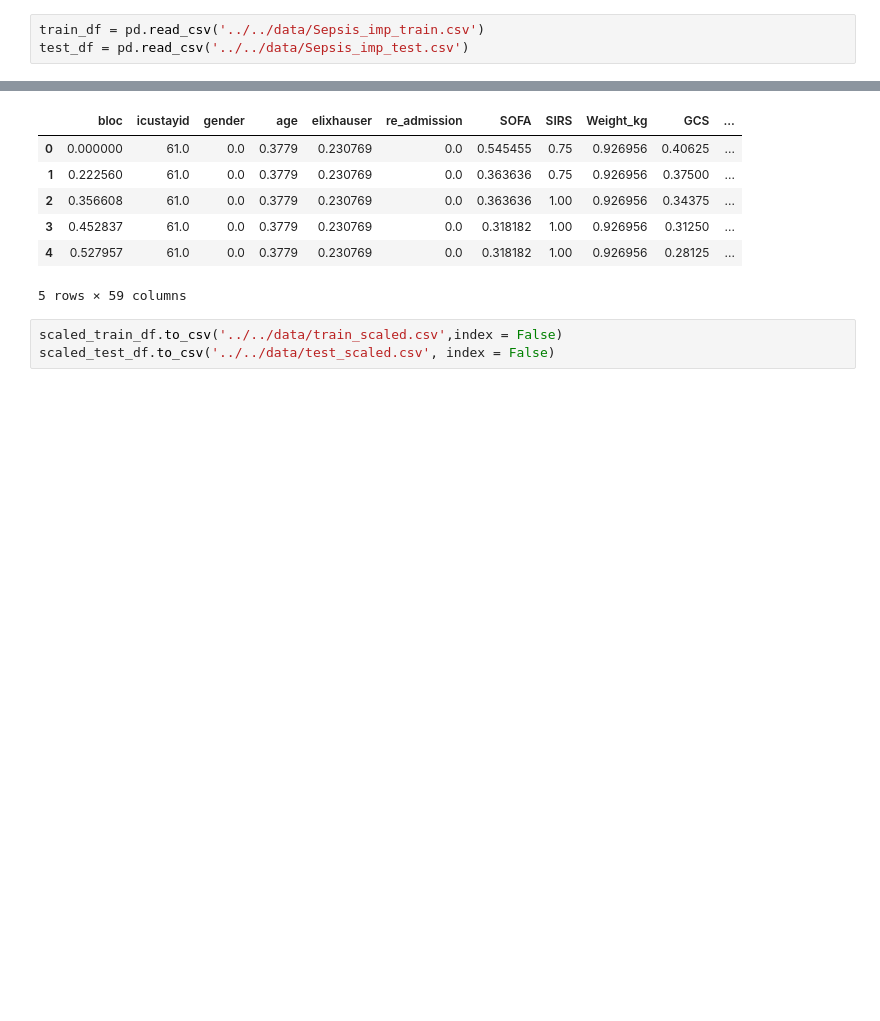
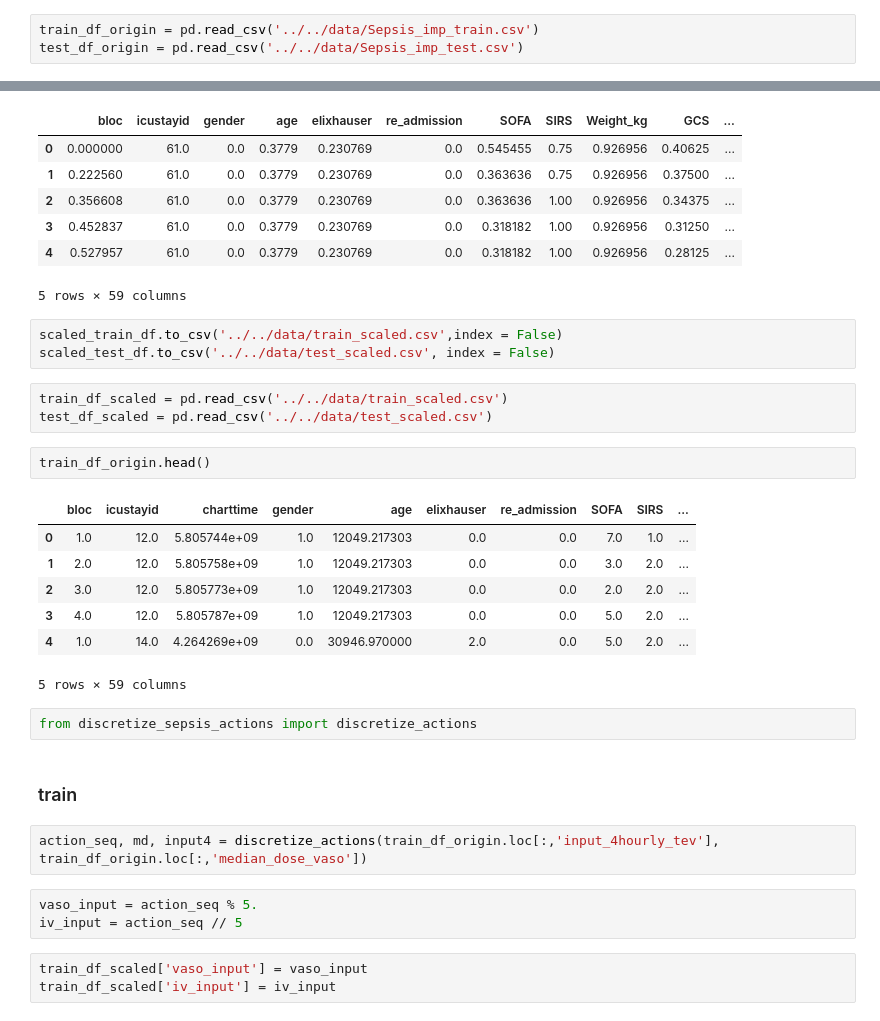
Before and after one commit to wihl/cs282-f17-xuefeng-yi-david, a Jupyter notebook: code/utils/DataPreProcess.ipynb, the cells around one changed output, grey strips where cells are left out. Drawn from its saved outputs; the diff is of its cells as text; blank space fills up the shorter version.

```diff
--- a/code/utils/DataPreProcess.ipynb
+++ b/code/utils/DataPreProcess.ipynb
@@ -5,8 +5,8 @@ import matplotlib.pyplot as plt
 from pandas import DataFrame
 from sklearn.preprocessing import MinMaxScaler
 # %%
-train_df = pd.read_csv('../../data/Sepsis_imp_train.csv')
-test_df = pd.read_csv('../../data/Sepsis_imp_test.csv')
+train_df_origin = pd.read_csv('../../data/Sepsis_imp_train.csv')
+test_df_origin = pd.read_csv('../../data/Sepsis_imp_test.csv')
 # %%
 train_df = train_df[train_df.input_total_tev >= 0]
 test_df = test_df[test_df.input_total_tev >= 0]
@@ -176,3 +176,28 @@ scaled_test_df.head()
 # %%
 scaled_train_df.to_csv('../../data/train_scaled.csv',index = False)
 scaled_test_df.to_csv('../../data/test_scaled.csv', index = False)
+# %%
+train_df_scaled = pd.read_csv('../../data/train_scaled.csv')
+test_df_scaled = pd.read_csv('../../data/test_scaled.csv')
+# %%
+train_df_origin.head()
+# %% [output]
+|  | bloc | icustayid | charttime | gender | age | elixhauser | re_admission | SOFA | SIRS | ... |
+| 0 | 1.0 | 12.0 | 5.805744e+09 | 1.0 | 12049.217303 | 0.0 | 0.0 | 7.0 | 1.0 | ... |
+| 1 | 2.0 | 12.0 | 5.805758e+09 | 1.0 | 12049.217303 | 0.0 | 0.0 | 3.0 | 2.0 | ... |
+| 2 | 3.0 | 12.0 | 5.805773e+09 | 1.0 | 12049.217303 | 0.0 | 0.0 | 2.0 | 2.0 | ... |
+| 3 | 4.0 | 12.0 | 5.805787e+09 | 1.0 | 12049.217303 | 0.0 | 0.0 | 5.0 | 2.0 | ... |
+| 4 | 1.0 | 14.0 | 4.264269e+09 | 0.0 | 30946.970000 | 2.0 | 0.0 | 5.0 | 2.0 | ... |
+5 rows × 59 columns
+# %%
+from discretize_sepsis_actions import discretize_actions
+# %% [markdown]
+### train
+# %%
+action_seq, md, input4 = discretize_actions(train_df_origin.loc[:,'input_4hourly_tev'], train_df_origin.loc[:,'median_dose_vaso'])
+# %%
+vaso_input = action_seq % 5.
+iv_input = action_seq // 5
+# %%
+train_df_scaled['vaso_input'] = vaso_input
+train_df_scaled['iv_input'] = iv_input
```
Also changed, not shown: parts of 7 cells of this notebook, 1 other file.
